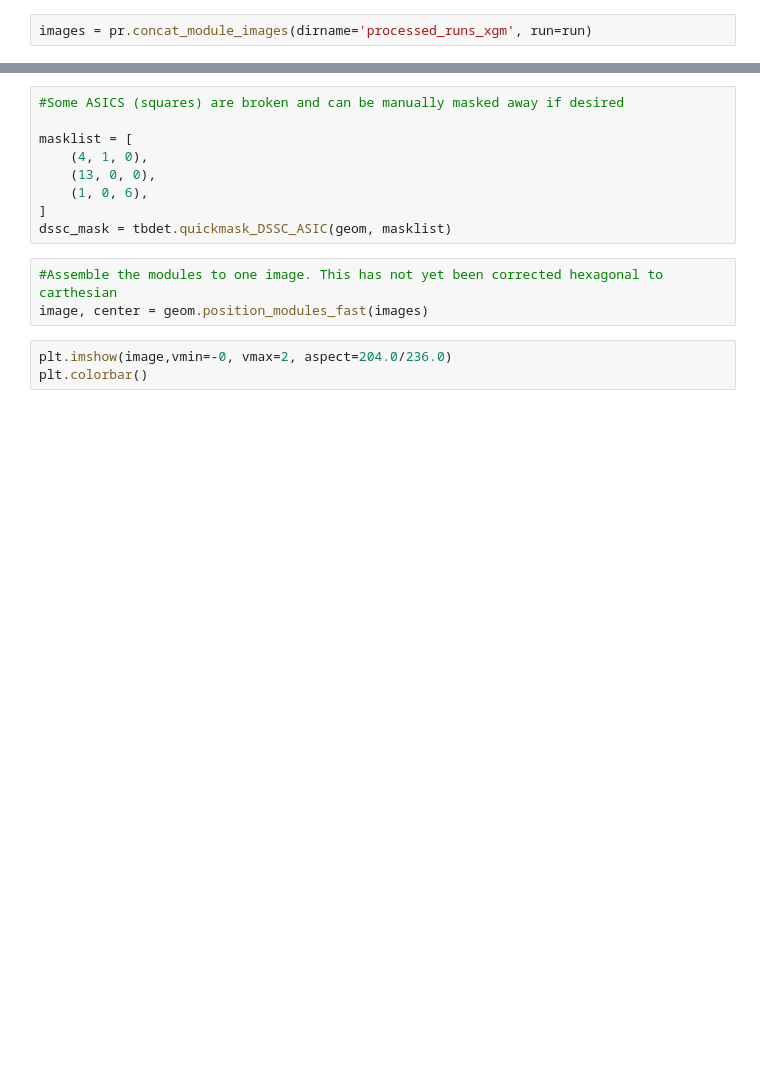
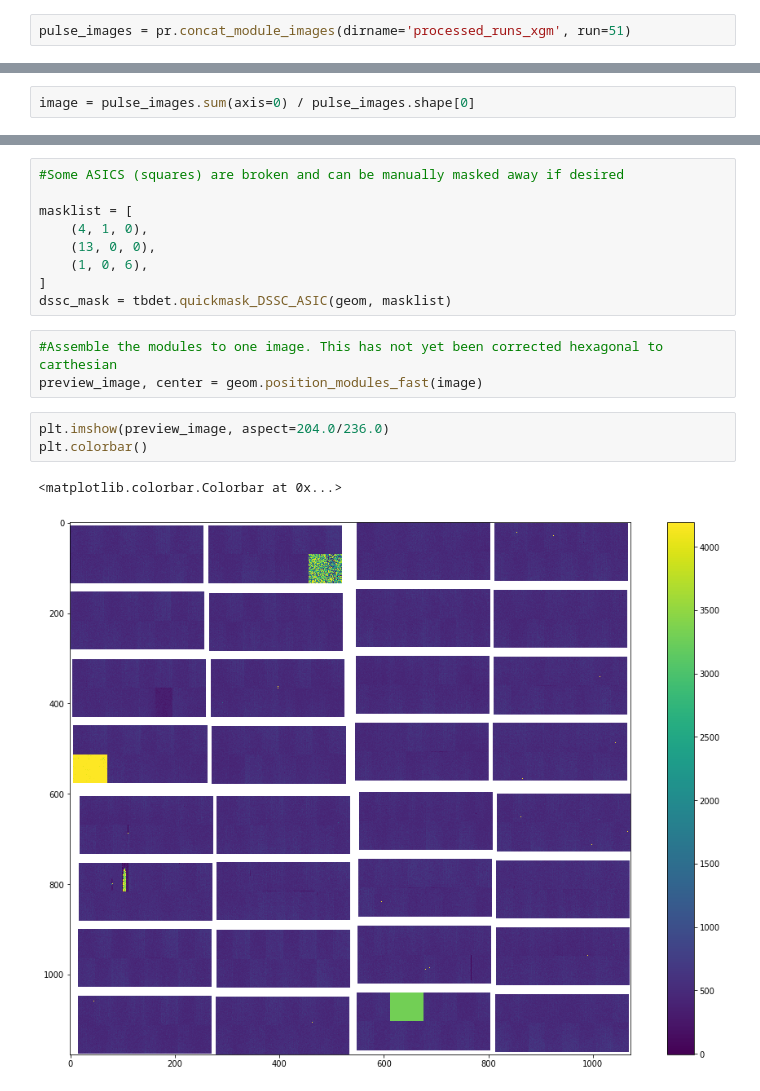
Before and after one commit to marijanbeg/scs-processing, a Jupyter notebook: tutorial.ipynb, the cells around one changed output, grey strips where cells are left out. Drawn from its saved outputs; the diff is of its cells as text; blank space fills up the shorter version.

```diff
--- a/tutorial.ipynb
+++ b/tutorial.ipynb
@@ -73,3 +68,3 @@ for module_number in range(16):
 After calculating normalised images for all modules we need to group the individual files into one xarray.
 # %%
-images = pr.concat_module_images(dirname='processed_runs_xgm', run=run)
+pulse_images = pr.concat_module_images(dirname='processed_runs_xgm', run=51)
@@ -77,0 +79,2 @@ KeyError: "Unable to open object (object 'data' doesn't exist)"
+# %%
+image = pulse_images.sum(axis=0) / pulse_images.shape[0]
@@ -112,7 +119,10 @@ masklist = [
 dssc_mask = tbdet.quickmask_DSSC_ASIC(geom, masklist)
 # %%
 #Assemble the modules to one image. This has not yet been corrected hexagonal to carthesian
-image, center = geom.position_modules_fast(images)
+preview_image, center = geom.position_modules_fast(image)
 # %%
-plt.imshow(image,vmin=-0, vmax=2, aspect=204.0/236.0)
+plt.imshow(preview_image, aspect=204.0/236.0)
 plt.colorbar()
+# %% [output]
+<matplotlib.colorbar.Colorbar at 0x...>
+[figure, added]
```
Also changed, not shown: parts of 15 cells of this notebook.
